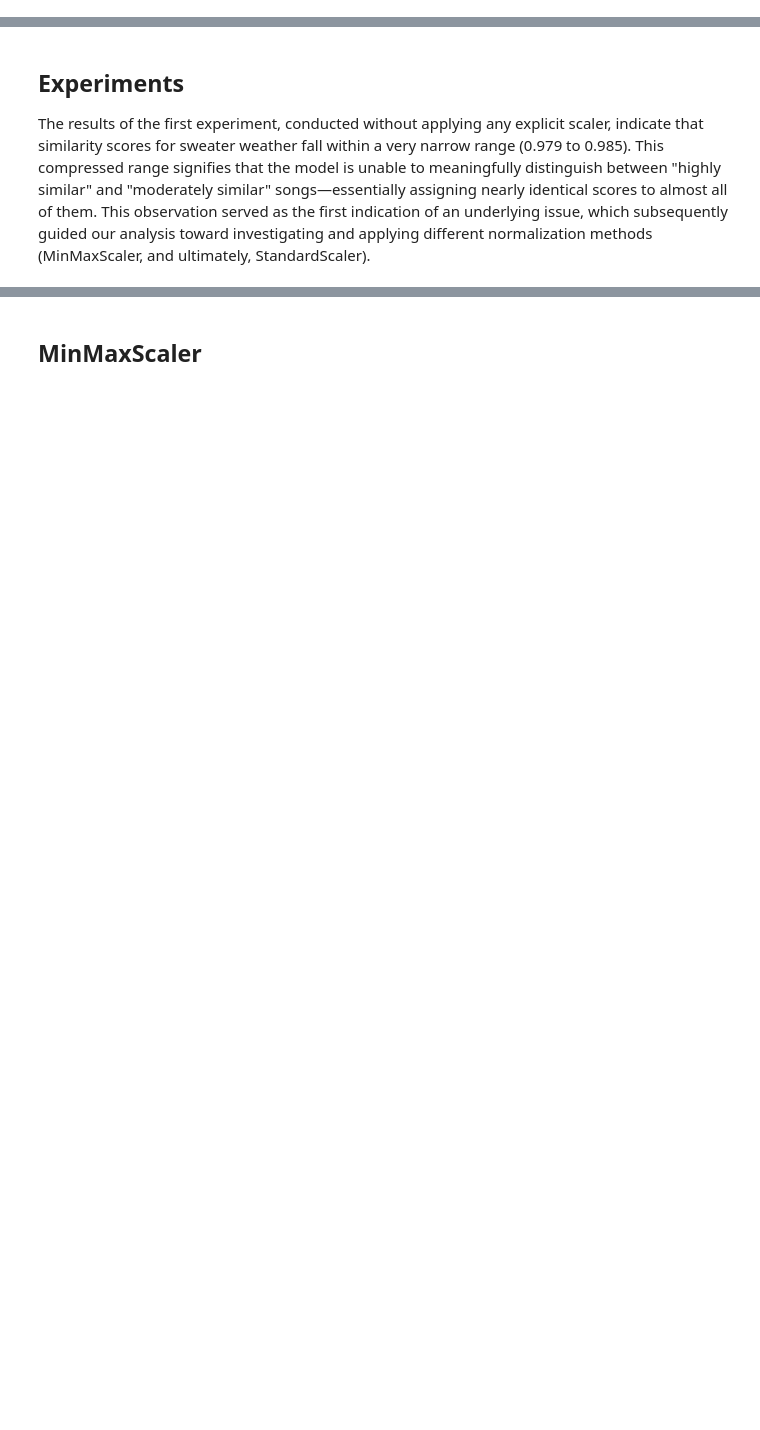
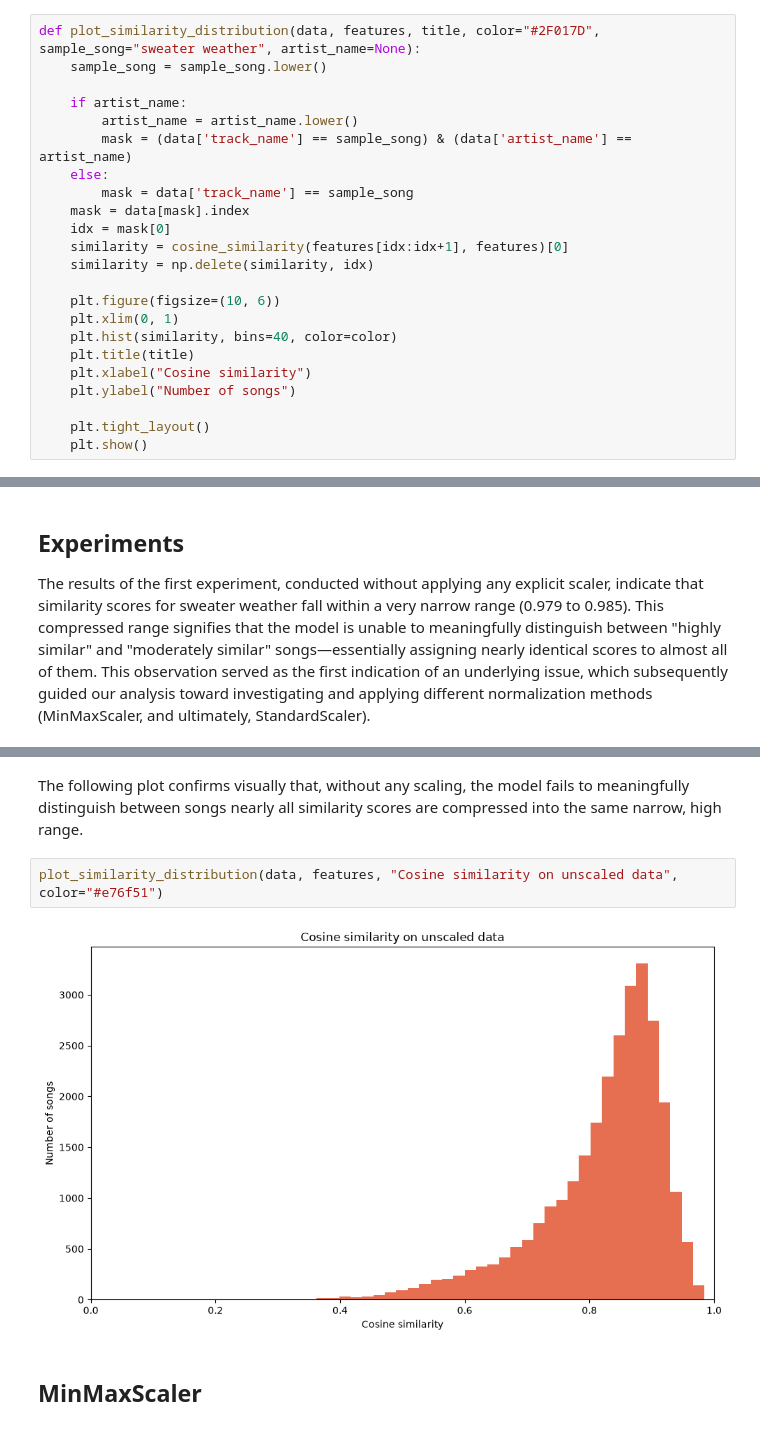
Before and after one commit to Ali-reza-rn/content-based-music-recommender, a Jupyter notebook: music-recommendation.ipynb, the cells around one changed output, grey strips where cells are left out. Saved outputs shown, nothing was run; the diff lists cells and outputs as text; blank space fills up the shorter version.

```diff
--- a/music-recommendation.ipynb
+++ b/music-recommendation.ipynb
@@ -143,3 +156,26 @@ features.describe().loc[["min", "max"]]
+# %%
+def plot_similarity_distribution(data, features, title, color="#2F017D", sample_song="sweater weather", artist_name=None):
+    sample_song = sample_song.lower()
+
+    if artist_name:
+        artist_name = artist_name.lower()
+        mask = (data['track_name'] == sample_song) & (data['artist_name'] == artist_name)
+    else:
+        mask = data['track_name'] == sample_song
+    mask = data[mask].index
+    idx = mask[0]
+    similarity = cosine_similarity(features[idx:idx+1], features)[0]
+    similarity = np.delete(similarity, idx)
+
+    plt.figure(figsize=(10, 6))
+    plt.xlim(0, 1)
+    plt.hist(similarity, bins=40, color=color)
+    plt.title(title)
+    plt.xlabel("Cosine similarity")
+    plt.ylabel("Number of songs")
+
+    plt.tight_layout()
+    plt.show()
 # %% [markdown]
 ## Recommendation Function
 The following function returns $N$ similar songs for a given input song based on cosine similarity. A key design consideration is that similarity is computed on-demand and exclusively for that single song (`features[idx:idx+1]` against the entire `features` array), rather than by precomputing a full $N \times N$ matrix. The rationale for this choice is memory constraints: for this dataset of 28,372 songs, constructing the complete similarity matrix would require approximately 6 gigabytes of memory, which is impractical on many systems. In contrast, on-demand computation generates only a $1 \times N$ vector, which has a negligible memory footprint and can be computed in a fraction of a second.
@@ -212,3 +289,9 @@ print(recommendations[["track_name", "artist_name", "genre", "similarity"]])
+# %% [markdown]
+The following plot confirms visually that, without any scaling, the model fails to meaningfully distinguish between songs nearly all similarity scores are compressed into the same narrow, high range.
+# %%
+plot_similarity_distribution(data, features, "Cosine similarity on unscaled data", color="#e76f51")
+# %% [output]
+[figure, added]
 # %% [markdown]
 ## MinMaxScaler
 # %%
```
Also changed, not shown: parts of 41 cells of this notebook, 3 other files.
